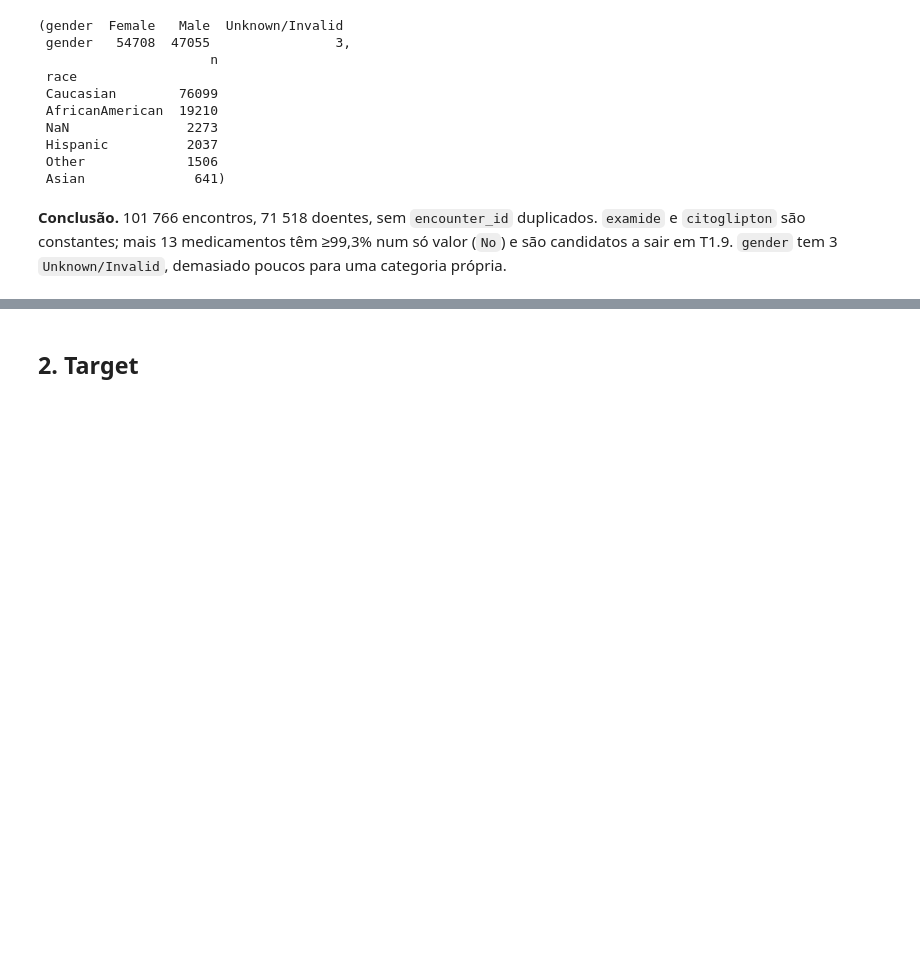
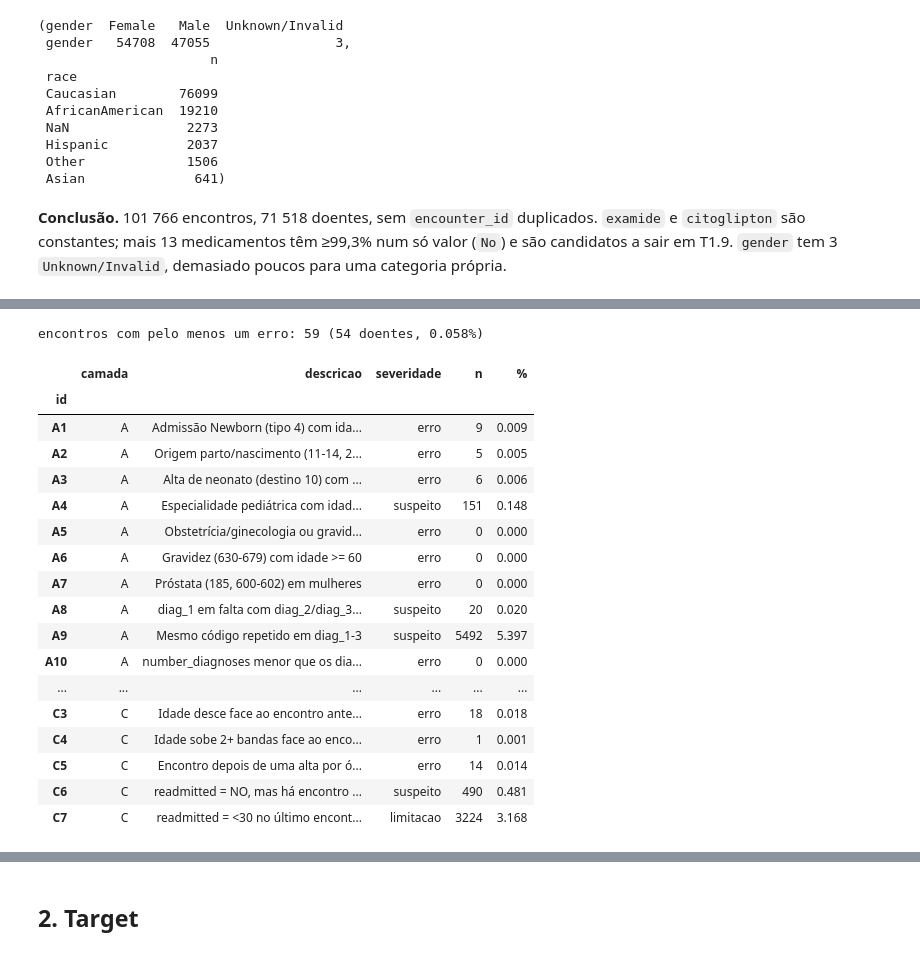
Before and after one commit to EDSB26G11/Bootcamp_Projetos, a Jupyter notebook: notebooks/01_eda.ipynb, the cells around one changed output, grey strips where cells are left out. Saved outputs shown, nothing was run; the diff lists cells and outputs as text; code cells hidden in the pictures; blank space fills up the shorter version.

```diff
--- a/notebooks/01_eda.ipynb
+++ b/notebooks/01_eda.ipynb
@@ -204,0 +224,31 @@ pd.DataFrame({"gender": df["gender"].value_counts(), }).T, df["race"].value_coun
+# %%
+from src.data.quality import run_checks, check_masks, age_lower
+
+ids_mapping = parse_ids_mapping(ROOT / "data/raw/IDS_mapping.csv")
+checks = run_checks(df, ids_mapping)
+masks = check_masks(df, ids_mapping)
+
+any_error = masks[checks.index[checks["severidade"] == "erro"]].any(axis=1)
+print(f"encontros com pelo menos um erro: {any_error.sum()} "
+      f"({df.loc[any_error, 'patient_nbr'].nunique()} doentes, {any_error.mean():.3%})")
+checks
+# %% [output]
+encontros com pelo menos um erro: 59 (54 doentes, 0.058%)
+|  | camada | descricao | severidade | n | % |
+| id |  |  |  |  |  |
+| A1 | A | Admissão Newborn (tipo 4) com ida... | erro | 9 | 0.009 |
+| A2 | A | Origem parto/nascimento (11-14, 2... | erro | 5 | 0.005 |
+| A3 | A | Alta de neonato (destino 10) com ... | erro | 6 | 0.006 |
+| A4 | A | Especialidade pediátrica com idad... | suspeito | 151 | 0.148 |
+| A5 | A | Obstetrícia/ginecologia ou gravid... | erro | 0 | 0.000 |
+| A6 | A | Gravidez (630-679) com idade >= 60 | erro | 0 | 0.000 |
+| A7 | A | Próstata (185, 600-602) em mulheres | erro | 0 | 0.000 |
+| A8 | A | diag_1 em falta com diag_2/diag_3... | suspeito | 20 | 0.020 |
+| A9 | A | Mesmo código repetido em diag_1-3 | suspeito | 5492 | 5.397 |
+| A10 | A | number_diagnoses menor que os dia... | erro | 0 | 0.000 |
+| ... | ... | ... | ... | ... | ... |
+| C3 | C | Idade desce face ao encontro ante... | erro | 18 | 0.018 |
+| C4 | C | Idade sobe 2+ bandas face ao enco... | erro | 1 | 0.001 |
+| C5 | C | Encontro depois de uma alta por ó... | erro | 14 | 0.014 |
+| C6 | C | readmitted = NO, mas há encontro ... | suspeito | 490 | 0.481 |
+| C7 | C | readmitted = <30 no último encont... | limitacao | 3224 | 3.168 |
```
Also changed, not shown: parts of 5 cells of this notebook, 1 other file.
